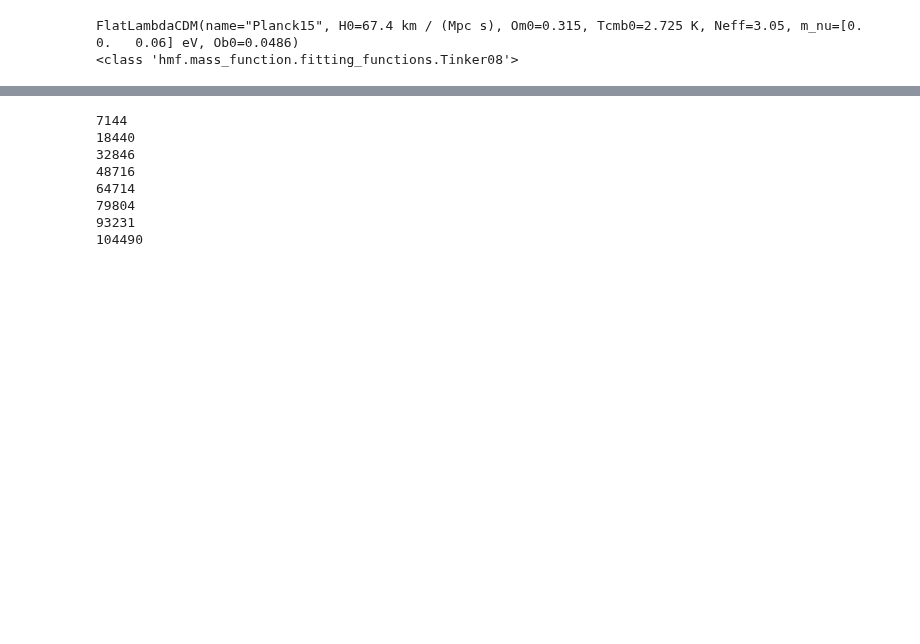
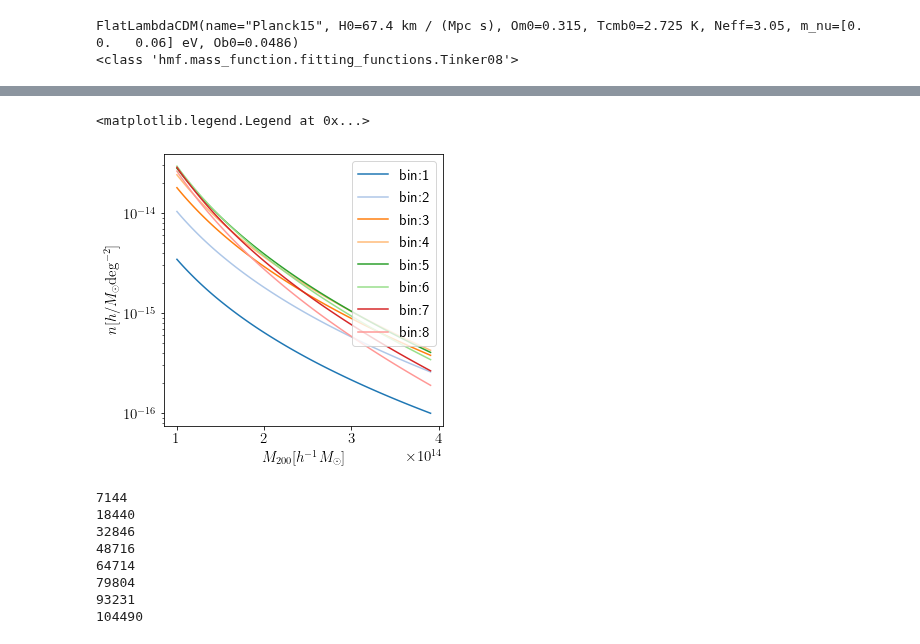
Before and after one commit to mr-superonion/splinv, a Jupyter notebook: notebook/s193D/0_1-haloMF_Prior.ipynb, the cells around one changed output, grey strips where cells are left out. Cells and saved outputs as stored; diff of their text form; code cells hidden in the pictures; blank space fills up the shorter version.

```diff
--- a/notebook/s193D/0_1-haloMF_Prior.ipynb
+++ b/notebook/s193D/0_1-haloMF_Prior.ipynb
@@ -100,2 +128,29 @@ if False:
+# %%
+hmfmod='Tinker08'#'ST'#
+mf = hmf.MassFunction(Mmin=14.,Mmax=14.6,dlog10m=0.008,hmf_model=hmfmod,takahashi=True,sigma_8=0.811,n=0.965)
+mf.update(cosmo_params={"Om0":0.315,"H0":67.4})
+# Prepare Prior
+plt.close()
+ngrid=64
+fig=plt.figure(figsize=(5,5))
+ax1=fig.add_subplot(1,1,1)
+
+for iz in range(0,8):
+    z=zave[iz]
+    pix2mpc=cosmo.Da(0.,z)*1./60./180*np.pi
+    mf.update(z=z)
+    v=cosmo.V(zbound[iz],zbound[iz+1])*np.pi**2./180.**2./4./np.pi
+    mass_func = mf.dndm*v
+    m = mf.m
+    sAll=np.sum(mass_func)
+    ax1.plot(m,mass_func,label='bin:%d' %(iz+1),color=cmap(iz))
+
+ax1.set_xlabel(r'$M_{200} [h^{-1}M_{\odot}]$')
+ax1.set_ylabel(r'$n[h/M_{\odot}\rm{deg}^{-2}]$')
+ax1.set_yscale('log')
+ax1.legend()
+# %% [output]
+<matplotlib.legend.Legend at 0x...>
+[figure, added]
 # %%
 # Prepare Prior
```
Also changed, not shown: parts of 4 cells of this notebook, 3 other files.
